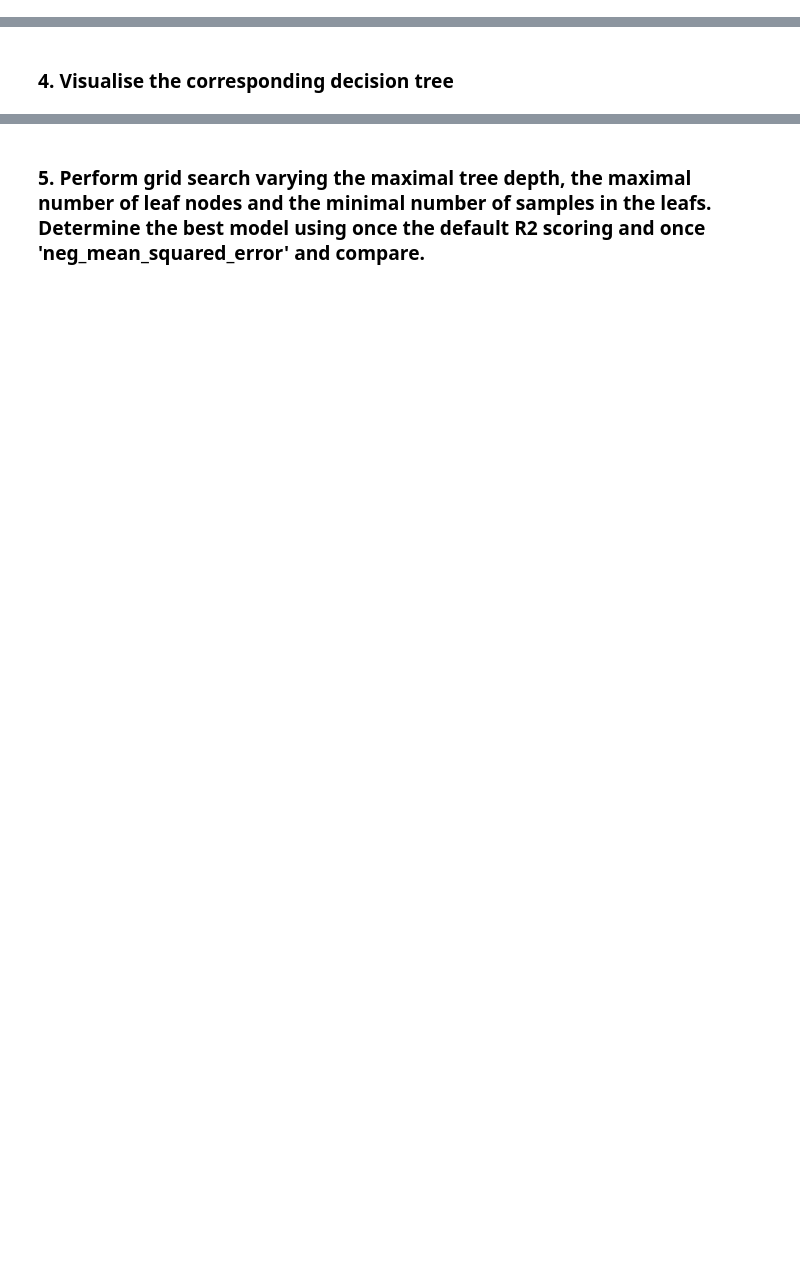
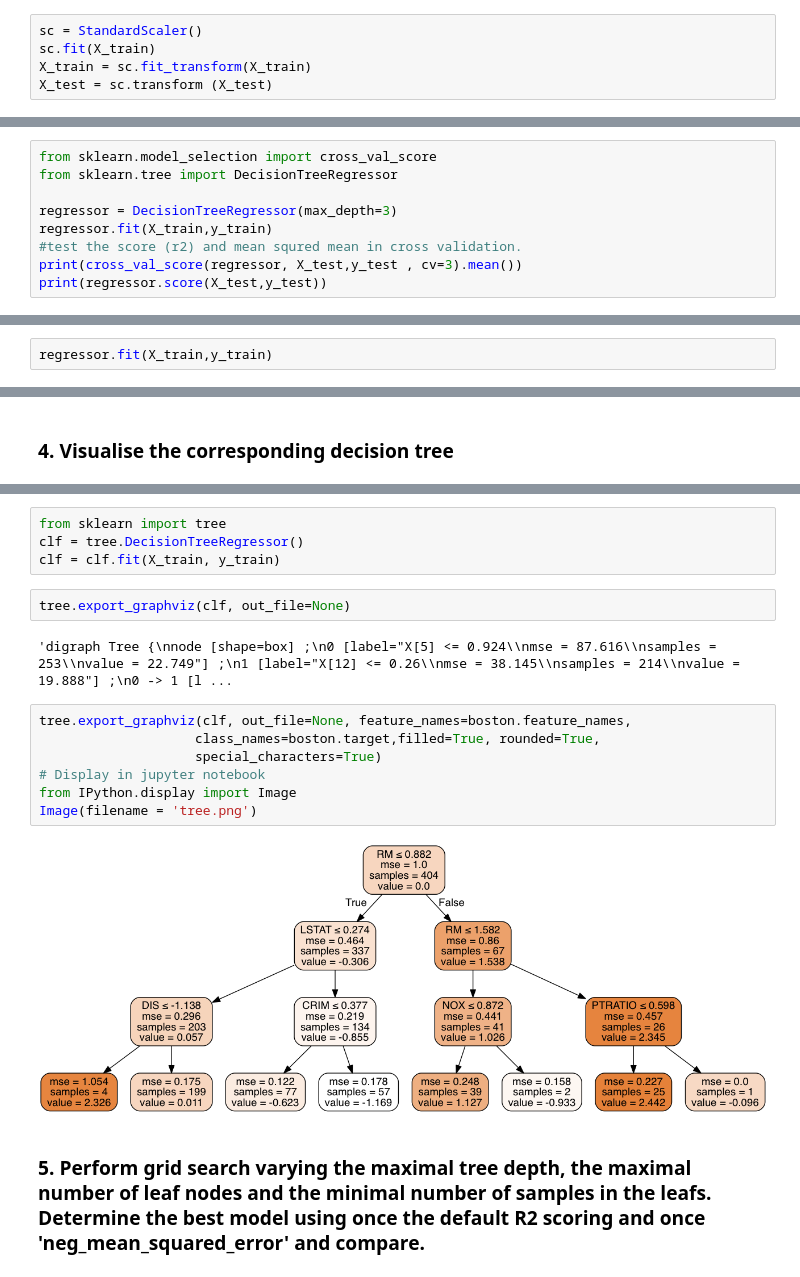
Before and after one commit to AbdullahMu/random_forest, a Jupyter notebook: ensemble-lab-startercode.ipynb, the cells around one changed output, grey strips where cells are left out. Cells and saved outputs as stored; diff of their text form; blank space fills up the shorter version.

```diff
--- a/ensemble-lab-startercode.ipynb
+++ b/ensemble-lab-startercode.ipynb
@@ -100,0 +112,5 @@ X.describe()
+# %%
+sc = StandardScaler()
+sc.fit(X_train)
+X_train = sc.fit_transform(X_train)
+X_test = sc.transform (X_test)
@@ -101,2 +149,11 @@ X.describe()
 # %% [markdown]
 ### 3. Fit the data using a decision tree regressor on the training data and obtain mean squared and r2 error for the test set for a maximal tree depth of three.
+# %%
+from sklearn.model_selection import cross_val_score
+from sklearn.tree import DecisionTreeRegressor
+
+regressor = DecisionTreeRegressor(max_depth=3)
+regressor.fit(X_train,y_train)
+#test the score (r2) and mean squred mean in cross validation.
+print(cross_val_score(regressor, X_test,y_test , cv=3).mean())
+print(regressor.score(X_test,y_test))
@@ -102,0 +163,2 @@ X.describe()
+# %%
+regressor.fit(X_train,y_train)
@@ -105,2 +192,19 @@ X.describe()
+# %%
+from sklearn import tree
+clf = tree.DecisionTreeRegressor()
+clf = clf.fit(X_train, y_train)
+# %%
+tree.export_graphviz(clf, out_file=None)
+# %% [output]
+'digraph Tree {\nnode [shape=box] ;\n0 [label="X[5] <= 0.924\\nmse = 87.616\\nsamples = 253\\nvalue = 22.749"] ;\n1 [label="X[12] <= 0.26\\nmse = 38.145\\nsamples = 214\\nvalue = 19.888"] ;\n0 -> 1 [l ...
+# %%
+tree.export_graphviz(clf, out_file=None, feature_names=boston.feature_names,
+                    class_names=boston.target,filled=True, rounded=True,
+                    special_characters=True)
+# Display in jupyter notebook
+from IPython.display import Image
+Image(filename = 'tree.png')
+# %% [output]
+[figure, added]
 # %% [markdown]
 ### 5. Perform grid search varying the maximal tree depth, the maximal number of leaf nodes and the minimal number of samples in the leafs. Determine the best model using once the default R2 scoring and once 'neg_mean_squared_error' and compare.
```
Also changed, not shown: parts of 35 cells of this notebook, 1 other file.
